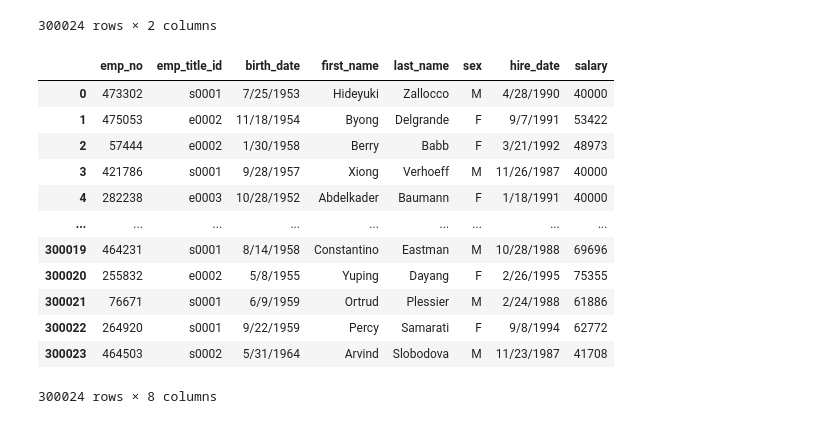
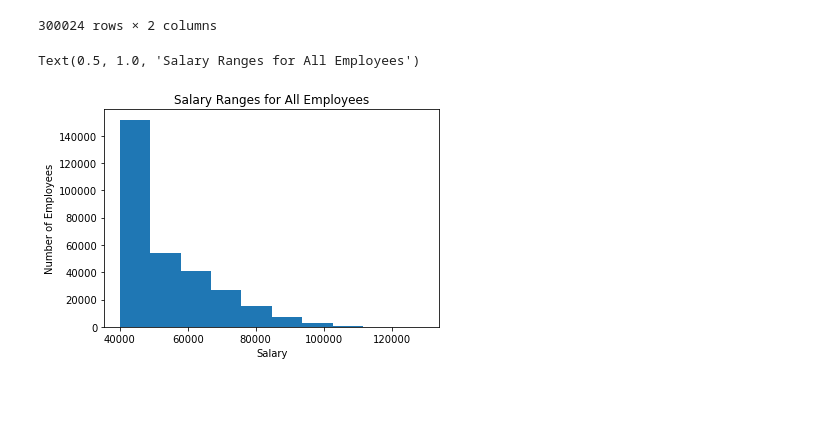
Before and after one commit to norojordan/sql-challenge, a Jupyter notebook: EmployeeSQL/Employee_graphs.ipynb, the cells around one changed output. Cells and saved outputs as stored; diff of their text form; code cells hidden in the pictures; blank space fills up the shorter version.

```diff
--- a/EmployeeSQL/Employee_graphs.ipynb
+++ b/EmployeeSQL/Employee_graphs.ipynb
@@ -66,20 +66,12 @@ salaries
 | 300022 | 499998 | 40000 |
 | 300023 | 499999 | 63707 |
 300024 rows × 2 columns
-# %%
-salary_ranges = pd.merge(employees, salaries, on="emp_no", how="inner")
-salary_ranges
-# %% [output]
-|  | emp_no | emp_title_id | birth_date | first_name | last_name | sex | hire_date | salary |
-| 0 | 473302 | s0001 | 7/25/1953 | Hideyuki | Zallocco | M | 4/28/1990 | 40000 |
-| 1 | 475053 | e0002 | 11/18/1954 | Byong | Delgrande | F | 9/7/1991 | 53422 |
-| 2 | 57444 | e0002 | 1/30/1958 | Berry | Babb | F | 3/21/1992 | 48973 |
-| 3 | 421786 | s0001 | 9/28/1957 | Xiong | Verhoeff | M | 11/26/1987 | 40000 |
-| 4 | 282238 | e0003 | 10/28/1952 | Abdelkader | Baumann | F | 1/18/1991 | 40000 |
-| ... | ... | ... | ... | ... | ... | ... | ... | ... |
-| 300019 | 464231 | s0001 | 8/14/1958 | Constantino | Eastman | M | 10/28/1988 | 69696 |
-| 300020 | 255832 | e0002 | 5/8/1955 | Yuping | Dayang | F | 2/26/1995 | 75355 |
-| 300021 | 76671 | s0001 | 6/9/1959 | Ortrud | Plessier | M | 2/24/1988 | 61886 |
-| 300022 | 264920 | s0001 | 9/22/1959 | Percy | Samarati | F | 9/8/1994 | 62772 |
-| 300023 | 464503 | s0002 | 5/31/1964 | Arvind | Slobodova | M | 11/23/1987 | 41708 |
-300024 rows × 8 columns
+# %%
+# Plot a histogram of all the salaries
+plt.hist(salaries['salary'], label = "Salary")
+plt.xlabel("Salary")
+plt.ylabel("Number of Employees")
+plt.title("Salary Ranges for All Employees")
+# %% [output]
+Text(0.5, 1.0, 'Salary Ranges for All Employees')
+[figure, added]
```
Also changed, not shown: parts of 6 cells of this notebook.
